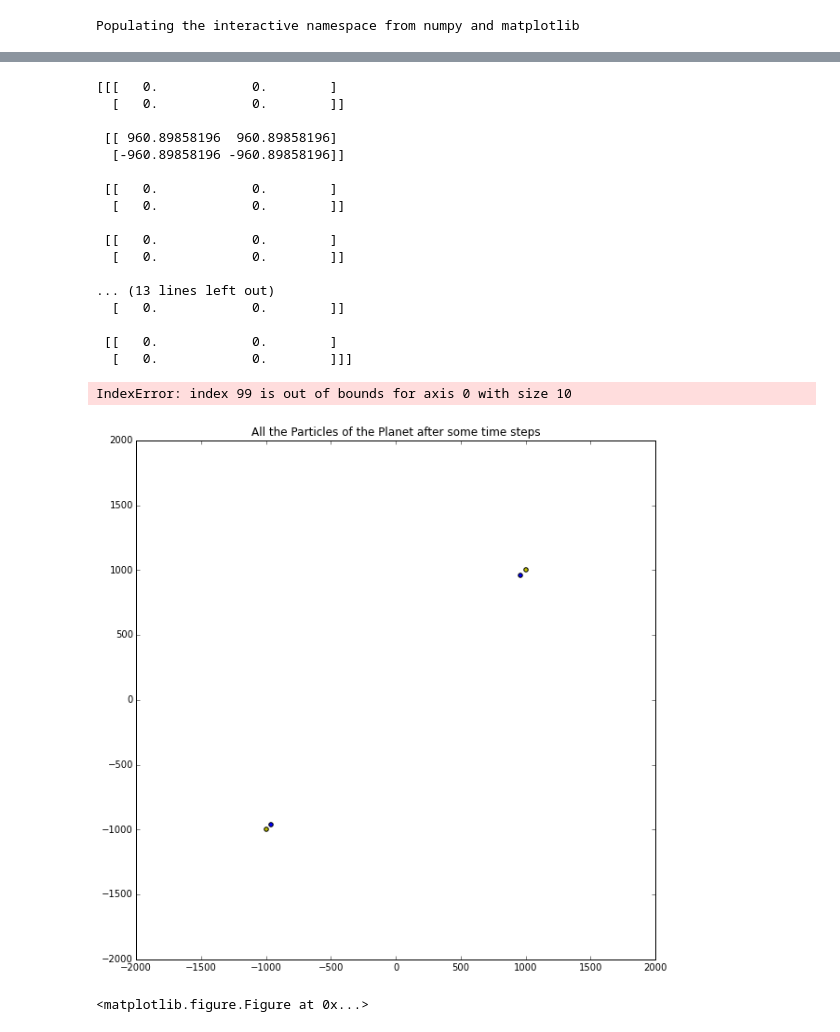
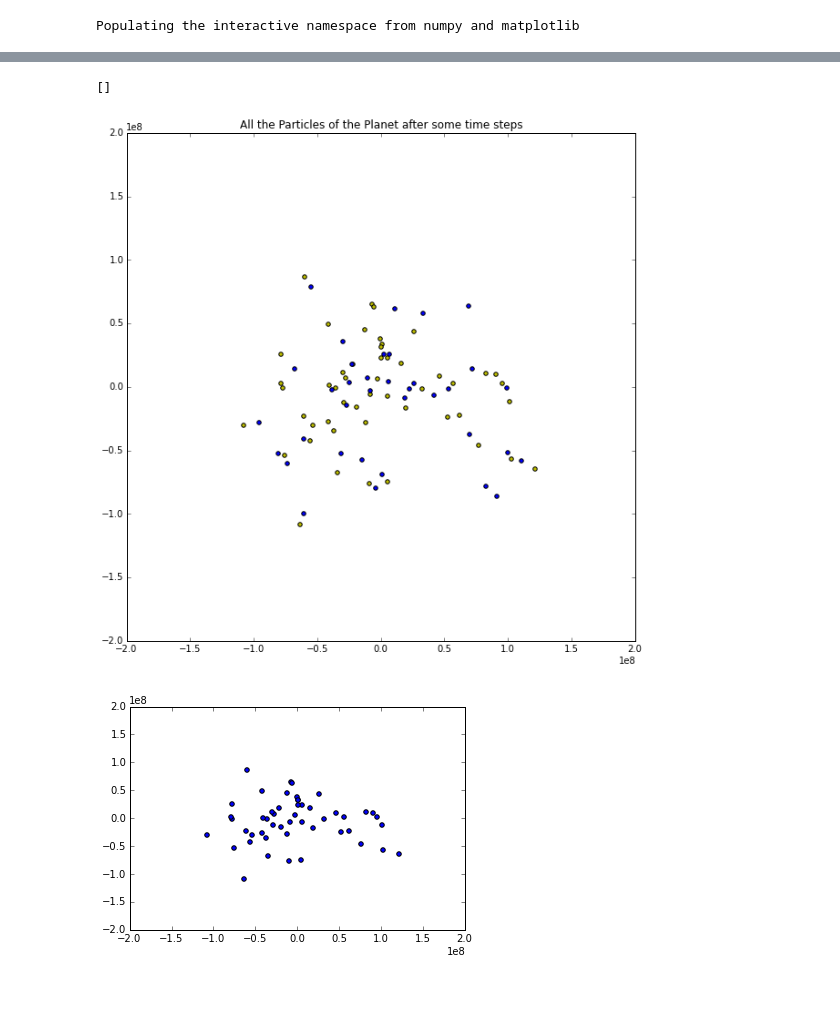
Before and after one commit to saichikine/Jupiter_SPH, a Jupyter notebook: n body test.ipynb, the cells around one changed output, grey strips where cells are left out. Cells and saved outputs as stored; diff of their text form; code cells hidden in the pictures; blank space fills up the shorter version.

```diff
--- a/n body test.ipynb
+++ b/n body test.ipynb
@@ -23,18 +23,19 @@ stepN = 10
 # %%
-xyDistribution = [
-                 [1000.0, 1000.0],
-                 [-1000.0, -1000.0],
-                 ]
+# xyDistribution = [
+#                  [1000.0, 1000.0],
+#                  [-1000.0, -1000.0],
+#                  [-1000.0, 1000.0]
+#                  ]
 
-xyDistribution=np.array(xyDistribution)
+#xyDistribution=np.array(xyDistribution)
 #print(xyDistribution.shape)
-nParticles = 2
-# xyDistribution = np.random.normal(0, 500, size = (nParticles, 2))
+nParticles = 50
+xyDistribution = np.random.normal(0, 5e7, size = (nParticles, 2))
 velocityDistribution = np.zeros_like(xyDistribution, dtype = np.float)
 
 
-mDistribution = [3e14, 3e14]
-#mDistribution = np.ones(nParticles, dtype=float) * 3e14
+#mDistribution = [3e14, 3e14, 3e14]
+mDistribution = np.ones(nParticles, dtype=float) * 2e27
 
 ParticlePositionHistory = np.zeros((stepN,nParticles,2))
 
@@ -141,39 +127,21 @@ print (xyDistribution)
 # %%
 plt.figure(figsize=(10,10))
 plt.scatter(xyDistributionOld[:,0], xyDistributionOld[:,1], c='y')
 plt.scatter(xyDistribution[:,0], xyDistribution[:,1], c='b')
 plt.title("All the Particles of the Planet after some time steps")
-plt.xlim(-2000, 2000)
-plt.ylim(-2000, 2000)
+plt.xlim(-2e8, 2e8)
+plt.ylim(-2e8, 2e8)
 plt.plot()
-print(ParticlePositionHistory)
+#print(ParticlePositionHistory)
 
-plt.figure(figsize=(10,10))
-plt.scatter(ParticlePositionHistory[9,:,0], ParticlePositionHistory[99,:,1])
-plt.xlim(-2000, 2000)
-plt.ylim(-2000, 2000)
-plt.plot()
+# plt.figure(figsize=(10,10))
+# plt.scatter(ParticlePositionHistory[9,:,0], ParticlePositionHistory[9,:,1])
+# plt.xlim(-2000, 2000)
+# plt.ylim(-2000, 2000)
+# plt.plot()
 # %% [output]
-[[[   0.            0.        ]
-  [   0.            0.        ]]
-
- [[ 960.89858196  960.89858196]
-  [-960.89858196 -960.89858196]]
-
- [[   0.            0.        ]
-  [   0.            0.        ]]
-
- [[   0.            0.        ]
-  [   0.            0.        ]]
-
-... (13 lines left out)
-  [   0.            0.        ]]
-
- [[   0.            0.        ]
-  [   0.            0.        ]]]
+[]
-IndexError: index 99 is out of bounds for axis 0 with size 10
-[figure, old version]
+[figure, new version]
-<matplotlib.figure.Figure at 0x...>
 # %%
 slider = FloatSlider(description='Time', min=0, max=stepN, step=1)
 
@@ -183,8 +151,8 @@ def update_plot():
     y = ParticlePositionHistory[time-1,:,1]
     fig = plt.figure()
     plt.scatter(x, y)
-    plt.xlim(-2000,2000)
-    plt.ylim(-2000,2000)
+    plt.xlim(-2e8,2e8)
+    plt.ylim(-2e8,2e8)
 
     clear_output(True)
 
@@ -193,3 +161,5 @@ slider.on_trait_change(update_plot, 'value')
 
 display(slider)
 update_plot()
+# %% [output]
+[figure, added]
```
Also changed, not shown: parts of 4 cells of this notebook.
